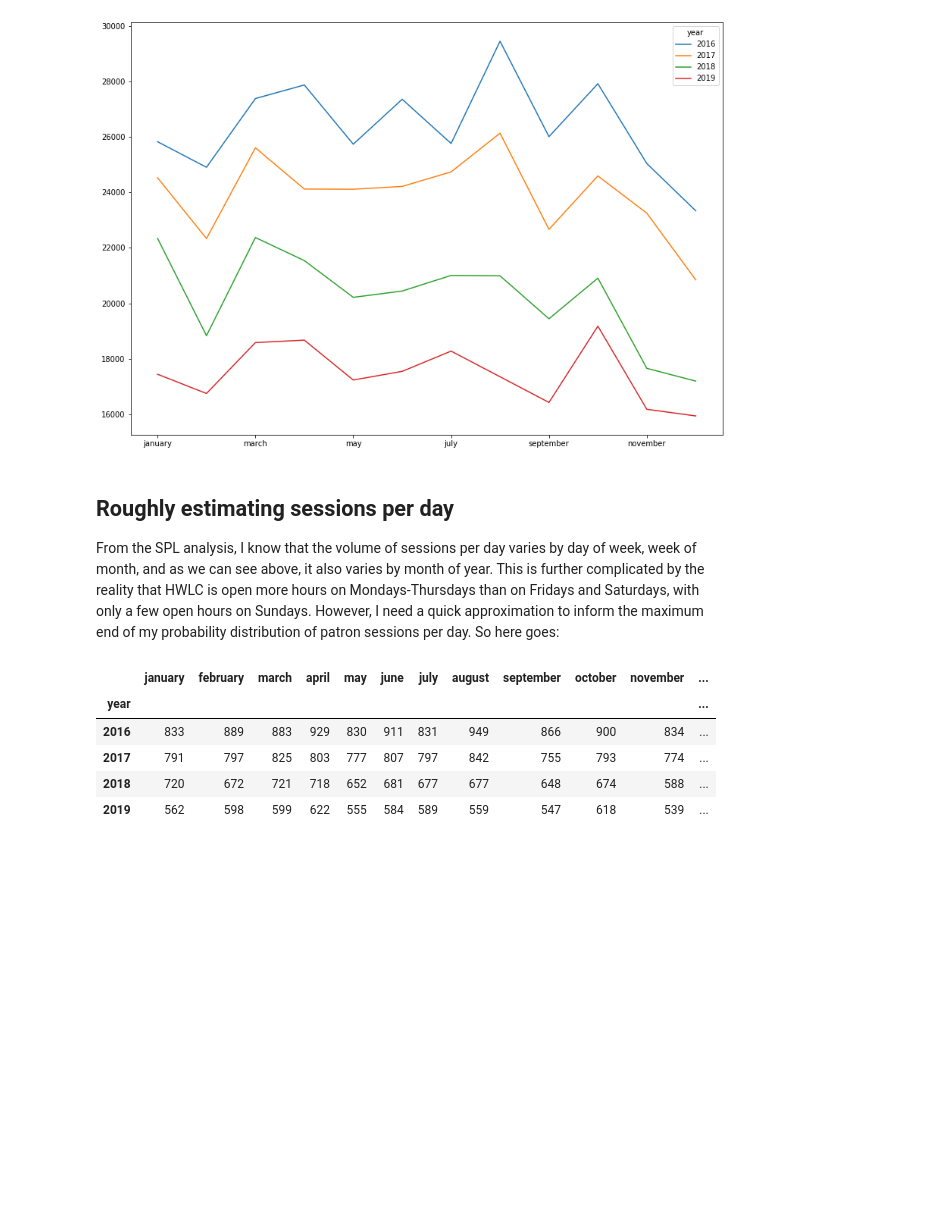
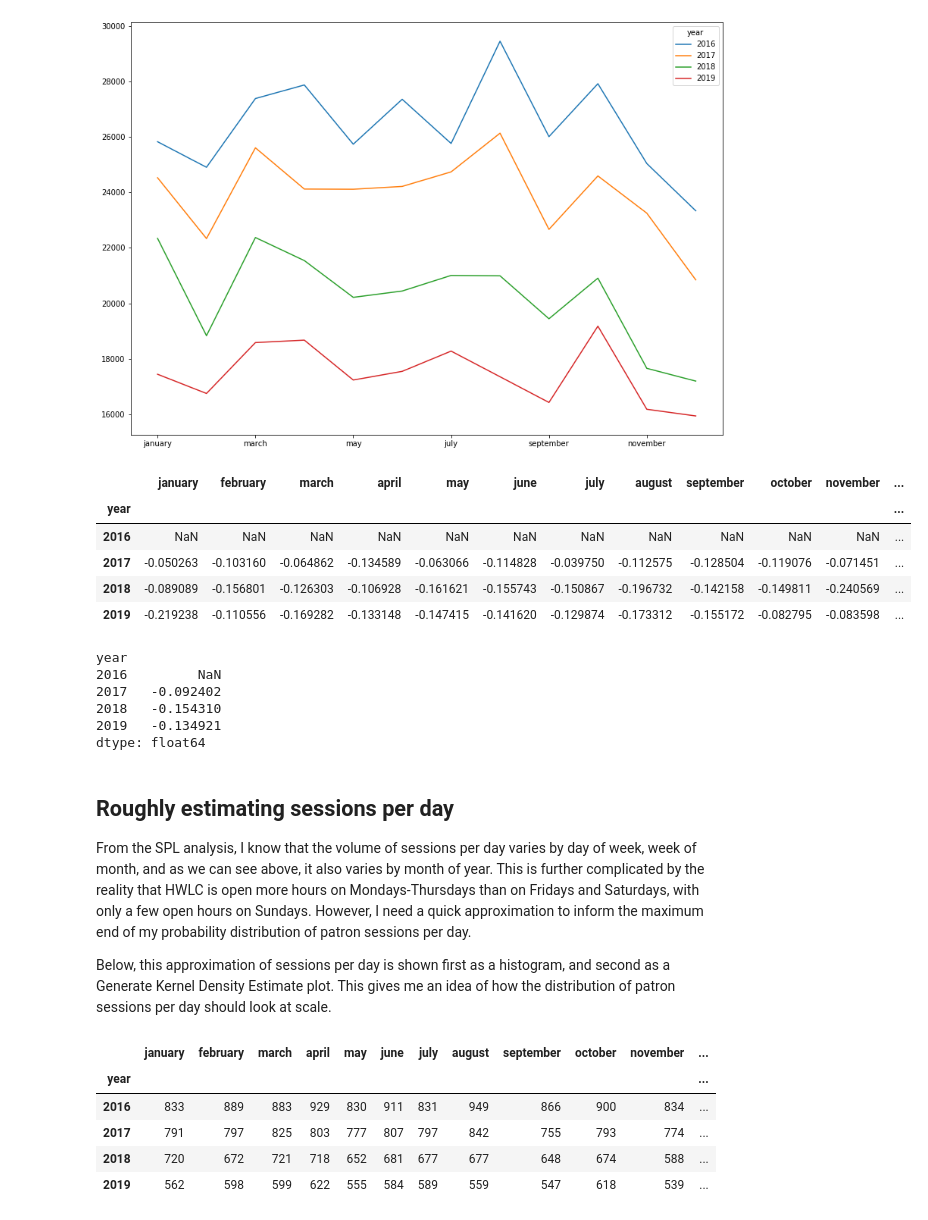
Before and after one commit to sararasmussn/2020Fall_projects, a Jupyter notebook: saralr2_is597pr_chicago_analysis.ipynb, the cells around one changed output. Drawn from its saved outputs; the diff is of its cells as text; code cells hidden in the pictures; blank space fills up the shorter version.

```diff
--- a/saralr2_is597pr_chicago_analysis.ipynb
+++ b/saralr2_is597pr_chicago_analysis.ipynb
@@ -79,10 +81,30 @@ cs_by_year.T.plot(figsize=(14,10))
 # %% [output]
 <matplotlib.axes._subplots.AxesSubplot at 0x...>
 [figure]
+# %%
+change = cs_by_year.pct_change()
+# %% [output]
+|  | january | february | march | april | may | june | july | august | september | october | november | ... |
+| year |  |  |  |  |  |  |  |  |  |  |  | ... |
+| 2016 | NaN | NaN | NaN | NaN | NaN | NaN | NaN | NaN | NaN | NaN | NaN | ... |
+| 2017 | -0.050263 | -0.103160 | -0.064862 | -0.134589 | -0.063066 | -0.114828 | -0.039750 | -0.112575 | -0.128504 | -0.119076 | -0.071451 | ... |
+| 2018 | -0.089089 | -0.156801 | -0.126303 | -0.106928 | -0.161621 | -0.155743 | -0.150867 | -0.196732 | -0.142158 | -0.149811 | -0.240569 | ... |
+| 2019 | -0.219238 | -0.110556 | -0.169282 | -0.133148 | -0.147415 | -0.141620 | -0.129874 | -0.173312 | -0.155172 | -0.082795 | -0.083598 | ... |
+# %%
+change.mean(axis=1)
+# %% [output]
+year
+2016         NaN
+2017   -0.092402
+2018   -0.154310
+2019   -0.134921
+dtype: float64
 # %% [markdown]
 ## Roughly estimating sessions per day
 
-From the SPL analysis, I know that the volume of sessions per day varies by day of week, week of month, and as we can see above, it also varies by month of year. This is further complicated by the reality that HWLC is open more hours on Mondays-Thursdays than on Fridays and Saturdays, with only a few open hours on Sundays. However, I need a quick approximation to inform the maximum end of my probability distribution of patron sessions per day. So here goes:
+From the SPL analysis, I know that the volume of sessions per day varies by day of week, week of month, and as we can see above, it also varies by month of year. This is further complicated by the reality that HWLC is open more hours on Mondays-Thursdays than on Fridays and Saturdays, with only a few open hours on Sundays. However, I need a quick approximation to inform the maximum end of my probability distribution of patron sessions per day.
+
+Below, this approximation of sessions per day is shown first as a histogram, and second as a Generate Kernel Density Estimate plot. This gives me an idea of how the distribution of patron sessions per day should look at scale.
 # %%
 days_in_month = {"january": 31,"february": 28,"march": 31,"april": 30,"may": 31,"june": 30,"july": 31,"august": 31,"september": 30,"october": 31,"november": 30, "december": 31}
 spd = pd.DataFrame()
```
Also changed, not shown: parts of 5 cells of this notebook.
